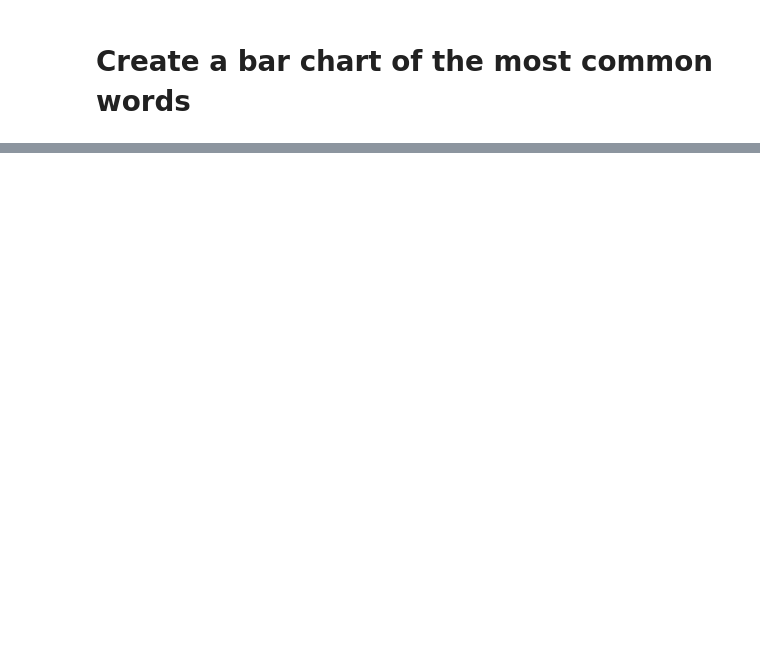
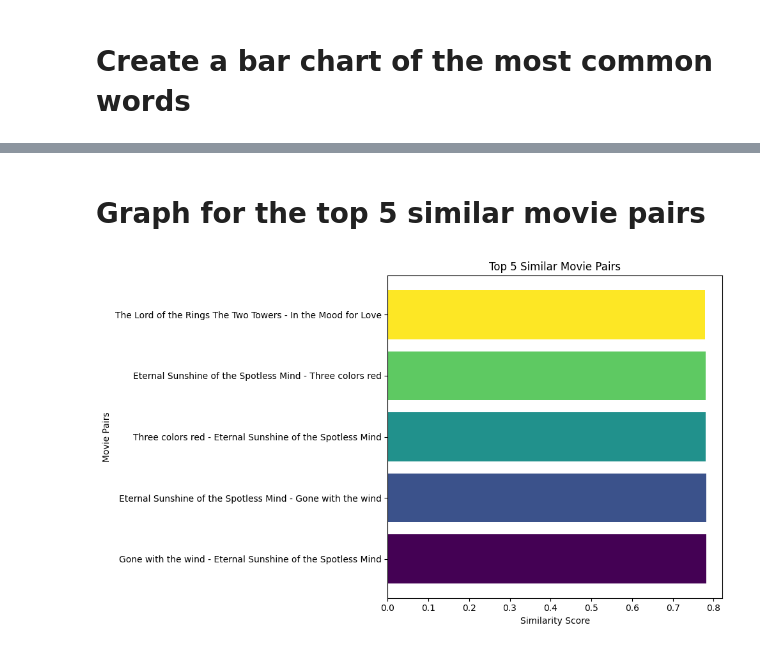
Before and after one commit to adityab24840/Applied-Linear-Algebra, a Jupyter notebook: ALA Assignment 3/Assignment3.ipynb, the cells around one changed output, grey strips where cells are left out. Cells and saved outputs as stored; diff of their text form; code cells hidden in the pictures; blank space fills up the shorter version.

```diff
--- a/ALA Assignment 3/Assignment3.ipynb
+++ b/ALA Assignment 3/Assignment3.ipynb
@@ -84,0 +121,7 @@ plt.show()
+# %%
+for _, row in df.iterrows():
+    movie = row["movie"]
+    review = row["review"].split()
+    vector = np.random.rand(300)  # Simulated word embeddings
+    vectors[movie] = vector
+    #since words are split, lets
@@ -84,0 +130,8 @@ plt.show()
+# %%
+similar_pairs = []
+
+for movie1, vector1 in vectors.items():
+    for movie2, vector2 in vectors.items():
+        if movie1 != movie2:
+            similarity = np.dot(vector1, vector2) / (np.linalg.norm(vector1) * np.linalg.norm(vector2))
+            similar_pairs.append((movie1, movie2, similarity))
@@ -84,0 +140,10 @@ plt.show()
+# %%
+similar_pairs.sort(key=lambda x: x[2], reverse=True)
+# %%
+top_similar_pairs = similar_pairs[:5]
+
+for pair in top_similar_pairs:
+    movie1 = pair[0]
+    movie2 = pair[1]
+    similarity_score = pair[2]
+    print(f"{movie1} and {movie2} are very much alike with a similarity score of {similarity_score:.4f}")
@@ -84,0 +156,16 @@ plt.show()
+# %% [markdown]
+# Graph for the top 5 similar movie pairs
+# %%
+pairs = [f"{pair[0]} - {pair[1]}" for pair in top_similar_pairs]
+scores = [pair[2] for pair in top_similar_pairs]
+colors = plt.cm.viridis(np.linspace(0, 1, len(pairs)))
+plt.figure(figsize=(10, 6))
+plt.barh(pairs, scores, color=colors)
+plt.xlabel('Similarity Score')
+plt.ylabel('Movie Pairs')
+plt.title('Top 5 Similar Movie Pairs')
+plt.tight_layout()
+plt.savefig('similarity_bar_chart.png')
+plt.show()
+# %% [output]
+[figure, added]
```
Also changed, not shown: parts of 11 cells of this notebook, 2 other files.
